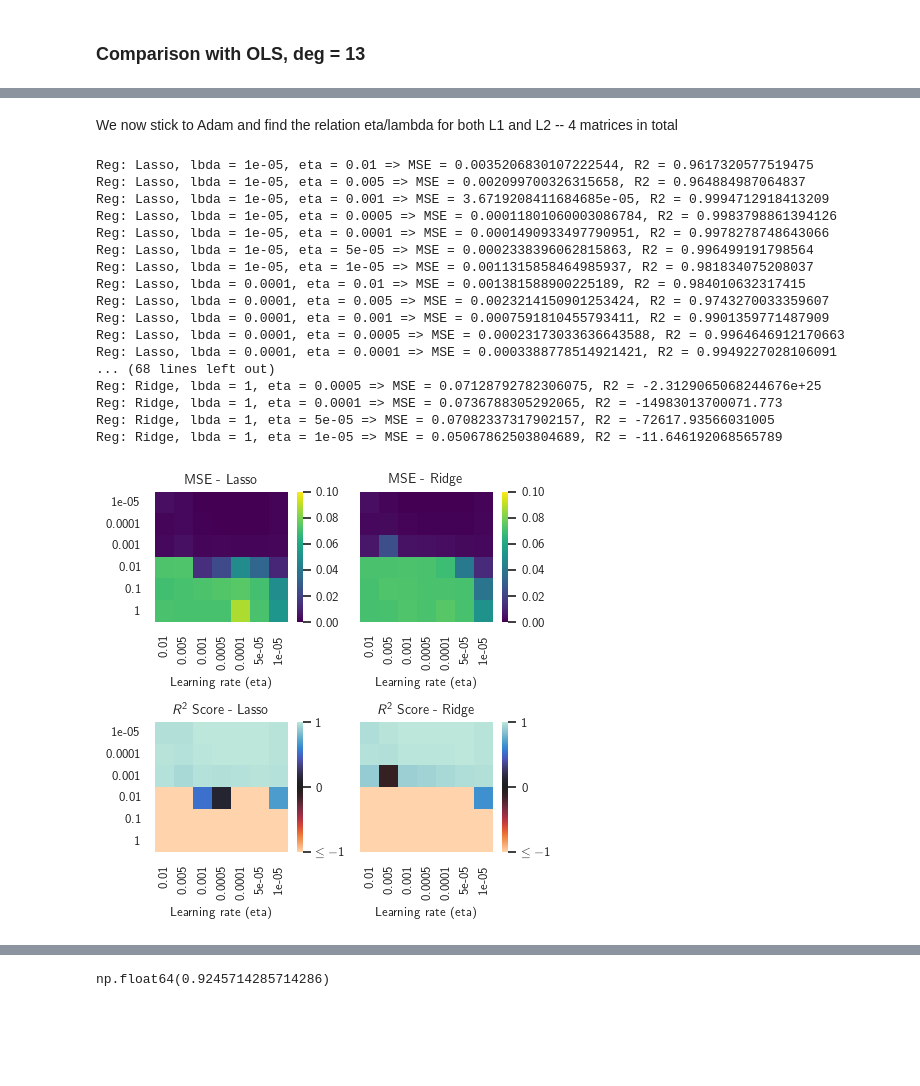
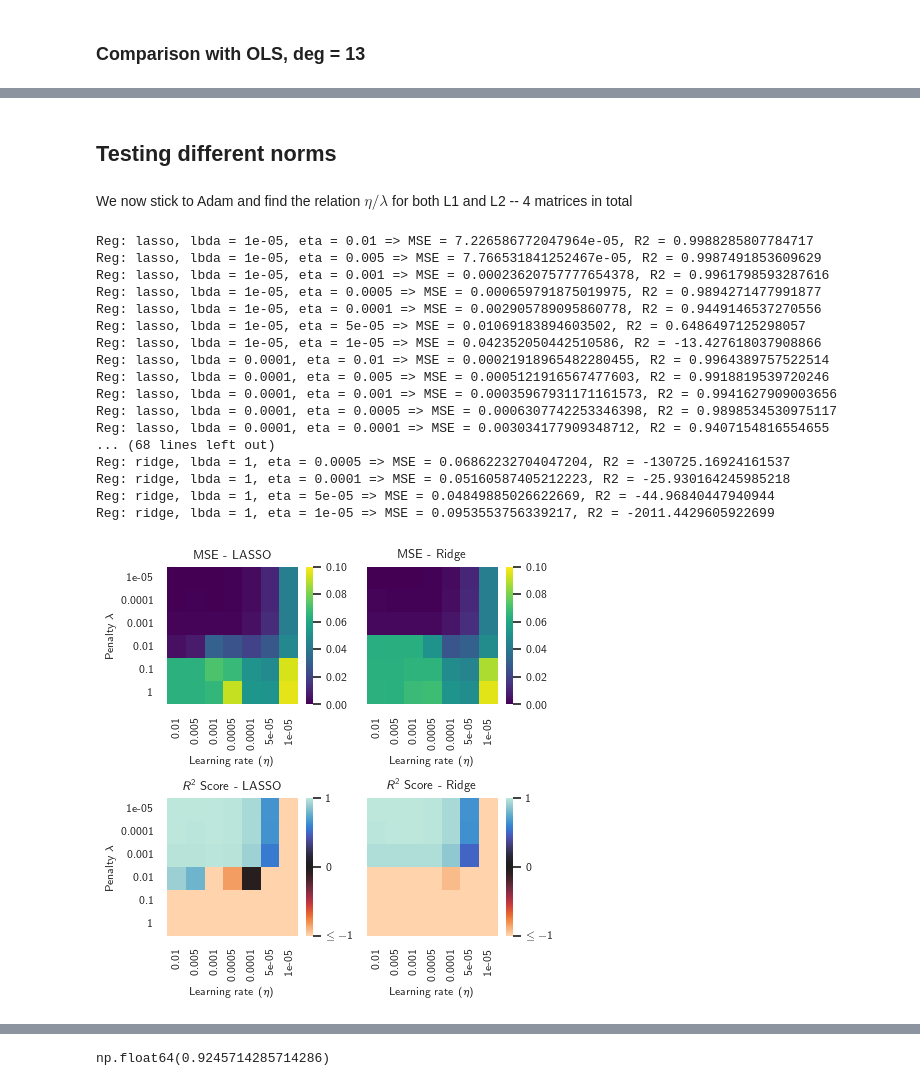
Before and after one commit to p-perrone/UiO_MachineLearning, a Jupyter notebook: ml_project2/notebooks/project2.ipynb, the cells around one changed output, grey strips where cells are left out. Saved outputs shown, nothing was run; the diff lists cells and outputs as text; code cells hidden in the pictures; blank space fills up the shorter version.

```diff
--- a/ml_project2/notebooks/project2.ipynb
+++ b/ml_project2/notebooks/project2.ipynb
@@ -189,17 +30,19 @@ from typing import Literal, List, Optional
 
 # own functions
 from ml_project1.functions import *
+from ml_project2.functions import *
 
 from matplotlib import rcParams
 rcParams['text.usetex'] = True
 rcParams['text.latex.preamble'] = r'\usepackage{sansmathfonts}'
 rcParams.update({
-    "font.size": 8,
-    "axes.labelsize": 8,
+    "font.size": 9,
+    "axes.labelsize": 9,
     "xtick.labelsize": 8,
     "ytick.labelsize": 8,
     'axes.titlesize':9
 })
+plt.rc("legend", fontsize=9)
 def saveplot(plotname):
     return plt.savefig("../LaTeX/images/{}.pdf".format(str(plotname)))
 cw = 8.325/2.54
@@ -1145,5 +485,7 @@ Use again the same data sets and the best results from project 1 in your compari
+# %% [markdown]
+## Testing different norms
 # %% [markdown]
-We now stick to Adam and find the relation eta/lambda for both L1 and L2 -- 4 matrices in total
+We now stick to Adam and find the relation $\eta/\lambda$ for both L1 and L2 -- 4 matrices in total
 # %%
 mse_matrices_reg = list()
 r2_martices_reg = list()
@@ -1154,34 +496,34 @@ etas_range = [1e-2, 0.5e-2, 1e-3, 0.5e-3, 1e-4, 0.5e-4, 1e-5]
 lbda1_range = [1e-5, 1e-4, 1e-3, 1e-2, 1e-1, 1]
 lbda2_range = [1e-5, 1e-4, 1e-3, 1e-2, 1e-1, 1]
 
-for reg_method, lbda_range in zip(['Lasso', 'Ridge'], [lbda1_range, lbda2_range]):
+for reg_method, lbda_range in zip(['lasso', 'ridge'], [lbda1_range, lbda2_range]):
     mse_matrix_reg = np.zeros((len(lbda_range), len(etas_range)))
     r2_matrix_reg = np.zeros((len(lbda_range), len(etas_range)))
 
     for i, lbda in enumerate(lbda_range):
         for j, eta in enumerate(etas_range):
-            if reg_method == 'Lasso':
+            if reg_method == 'lasso':
                 nn_reg = NeuralNetwork(
                     network_input_size=1,
-                    layer_output_sizes=[100, 100, 1],
+                    layer_output_sizes=[50, 50, 1],
                     activation_types=['sigmoid', 'sigmoid', 'sigmoid'],
-                    cost_type='MSE',
-                    regression_method='Lasso',
+                    cost_type='mse',
+                    regression_method='lasso',
                     lbda1=lbda
                 )
             else:
                 nn_reg = NeuralNetwork(
                     network_input_size=1,
-                    layer_output_sizes=[100, 100, 1],
+                    layer_output_sizes=[50, 50, 1],
                     activation_types=['sigmoid', 'sigmoid', 'sigmoid'],
-                    cost_type='MSE',
-                    regression_method='Ridge',
+                    cost_type='mse',
+                    regression_method='ridge',
                     lbda2=lbda
                 )
 
             nn_reg._reset_weights()
             nn_reg._create_layers()
-            nn_reg._define_scheduler('Adam', eta=eta)
+            nn_reg._define_scheduler('adam', eta=eta)
             nn_reg._train(x_train, y_train, epochs)
             predict = nn_reg._predict(x_test)
             mse_val = mean_squared_error(predict, y_test)
@@ -1194,50 +536,54 @@ for reg_method, lbda_range in zip(['Lasso', 'Ridge'], [lbda1_range, lbda2_range]
     mse_matrices_reg.append(mse_matrix_reg.copy())
     r2_martices_reg.append(r2_matrix_reg.copy())
 # %% [output]
-Reg: Lasso, lbda = 1e-05, eta = 0.01 => MSE = 0.0035206830107222544, R2 = 0.9617320577519475
-Reg: Lasso, lbda = 1e-05, eta = 0.005 => MSE = 0.002099700326315658, R2 = 0.964884987064837
-Reg: Lasso, lbda = 1e-05, eta = 0.001 => MSE = 3.6719208411684685e-05, R2 = 0.9994712918413209
-Reg: Lasso, lbda = 1e-05, eta = 0.0005 => MSE = 0.00011801060003086784, R2 = 0.9983798861394126
-Reg: Lasso, lbda = 1e-05, eta = 0.0001 => MSE = 0.0001490933497790951, R2 = 0.9978278748643066
-Reg: Lasso, lbda = 1e-05, eta = 5e-05 => MSE = 0.0002338396062815863, R2 = 0.996499191798564
-Reg: Lasso, lbda = 1e-05, eta = 1e-05 => MSE = 0.0011315858464985937, R2 = 0.981834075208037
-Reg: Lasso, lbda = 0.0001, eta = 0.01 => MSE = 0.001381588900225189, R2 = 0.984010632317415
-Reg: Lasso, lbda = 0.0001, eta = 0.005 => MSE = 0.0023214150901253424, R2 = 0.9743270033359607
-Reg: Lasso, lbda = 0.0001, eta = 0.001 => MSE = 0.0007591810455793411, R2 = 0.9901359771487909
-Reg: Lasso, lbda = 0.0001, eta = 0.0005 => MSE = 0.00023173033636643588, R2 = 0.9964646912170663
-Reg: Lasso, lbda = 0.0001, eta = 0.0001 => MSE = 0.0003388778514921421, R2 = 0.9949227028106091
+Reg: lasso, lbda = 1e-05, eta = 0.01 => MSE = 7.226586772047964e-05, R2 = 0.9988285807784717
+Reg: lasso, lbda = 1e-05, eta = 0.005 => MSE = 7.766531841252467e-05, R2 = 0.9987491853609629
+Reg: lasso, lbda = 1e-05, eta = 0.001 => MSE = 0.00023620757777654378, R2 = 0.9961798593287616
+Reg: lasso, lbda = 1e-05, eta = 0.0005 => MSE = 0.000659791875019975, R2 = 0.9894271477991877
+Reg: lasso, lbda = 1e-05, eta = 0.0001 => MSE = 0.002905789095860778, R2 = 0.9449146537270556
+Reg: lasso, lbda = 1e-05, eta = 5e-05 => MSE = 0.01069183894603502, R2 = 0.6486497125298057
+Reg: lasso, lbda = 1e-05, eta = 1e-05 => MSE = 0.042352050442510586, R2 = -13.427618037908866
+Reg: lasso, lbda = 0.0001, eta = 0.01 => MSE = 0.00021918965482280455, R2 = 0.9964389757522514
+Reg: lasso, lbda = 0.0001, eta = 0.005 => MSE = 0.0005121916567477603, R2 = 0.9918819539720246
+Reg: lasso, lbda = 0.0001, eta = 0.001 => MSE = 0.00035967931171161573, R2 = 0.9941627909003656
+Reg: lasso, lbda = 0.0001, eta = 0.0005 => MSE = 0.0006307742253346398, R2 = 0.9898534530975117
+Reg: lasso, lbda = 0.0001, eta = 0.0001 => MSE = 0.003034177909348712, R2 = 0.9407154816554655
 ... (68 lines left out)
-Reg: Ridge, lbda = 1, eta = 0.0005 => MSE = 0.07128792782306075, R2 = -2.3129065068244676e+25
-Reg: Ridge, lbda = 1, eta = 0.0001 => MSE = 0.0736788305292065, R2 = -14983013700071.773
-Reg: Ridge, lbda = 1, eta = 5e-05 => MSE = 0.07082337317902157, R2 = -72617.93566031005
-Reg: Ridge, lbda = 1, eta = 1e-05 => MSE = 0.05067862503804689, R2 = -11.646192068565789
+Reg: ridge, lbda = 1, eta = 0.0005 => MSE = 0.06862232704047204, R2 = -130725.16924161537
+Reg: ridge, lbda = 1, eta = 0.0001 => MSE = 0.05160587405212223, R2 = -25.930164245985218
+Reg: ridge, lbda = 1, eta = 5e-05 => MSE = 0.04849885026622669, R2 = -44.96840447940944
+Reg: ridge, lbda = 1, eta = 1e-05 => MSE = 0.0953553756339217, R2 = -2011.4429605922699
 # %%
+# plot
 fig, axes = plt.subplots(2, 2, figsize=(12/2.54, 12/2.54), sharey=True)
-for i, reg_method in enumerate(['lasso', 'ridge']):
+for i, reg_method in enumerate(['LASSO', 'Ridge']):
     sns.heatmap(mse_matrices_reg[i], ax=axes[0, i],
                 xticklabels=etas_range,
                 yticklabels=lbda1_range if reg_method == 'lasso' else lbda2_range,
                 cmap="viridis",
                 vmin=0,
                 vmax=0.10)
     axes[0, i].set_title(f"MSE - {reg_method}")
-    axes[0, i].set_xlabel("Learning rate (eta)")
+    axes[0, i].set_xlabel(r"Learning rate ($\eta$)")
 
 
-    sns.heatmap(r2_matrices_reg[i], ax=axes[1, i],
+    sns.heatmap(r2_martices_reg[i], ax=axes[1, i],
                 xticklabels=etas_range,
                 yticklabels=lbda1_range if reg_method == 'lasso' else lbda2_range,
                 cmap="icefire_r",
                 vmin=-1,
                 vmax=1)
     axes[1, i].set_title(fr"$R^2$ Score - {reg_method}")
-    axes[1, i].set_xlabel("Learning rate (eta)")
+    axes[1, i].set_xlabel(r"Learning rate ($\eta$)")
+    axes[0, 0].set_ylabel(r"Penalty $\lambda$")
+    axes[1, 0].set_ylabel(r"Penalty $\lambda$")
     cbar = axes[1, i].collections[0].colorbar
     cbar.set_ticks([-1, 0, 1])
     tick_labels = [r"$\leq-1$", '0', '1']
     cbar.set_ticklabels(tick_labels)
-
-    plt.tight_layout()
+plt.tight_layout()
+saveplot('nnl1l2')
+plt.show()
 # %% [output]
-[figure, old version]
+[figure, new version]
 # %% [markdown]
```
Also changed, not shown: parts of 52 cells of this notebook, 2 other files.
